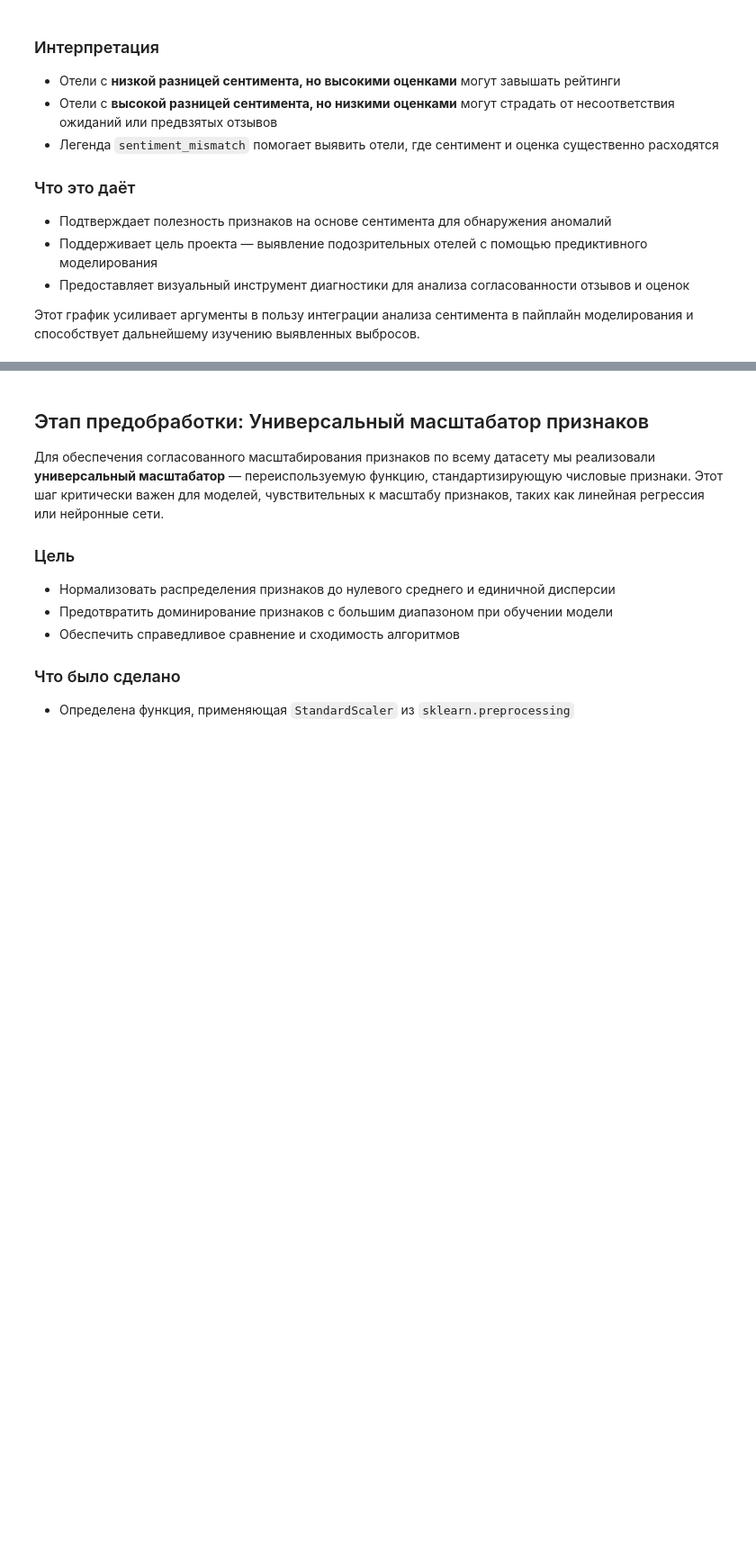
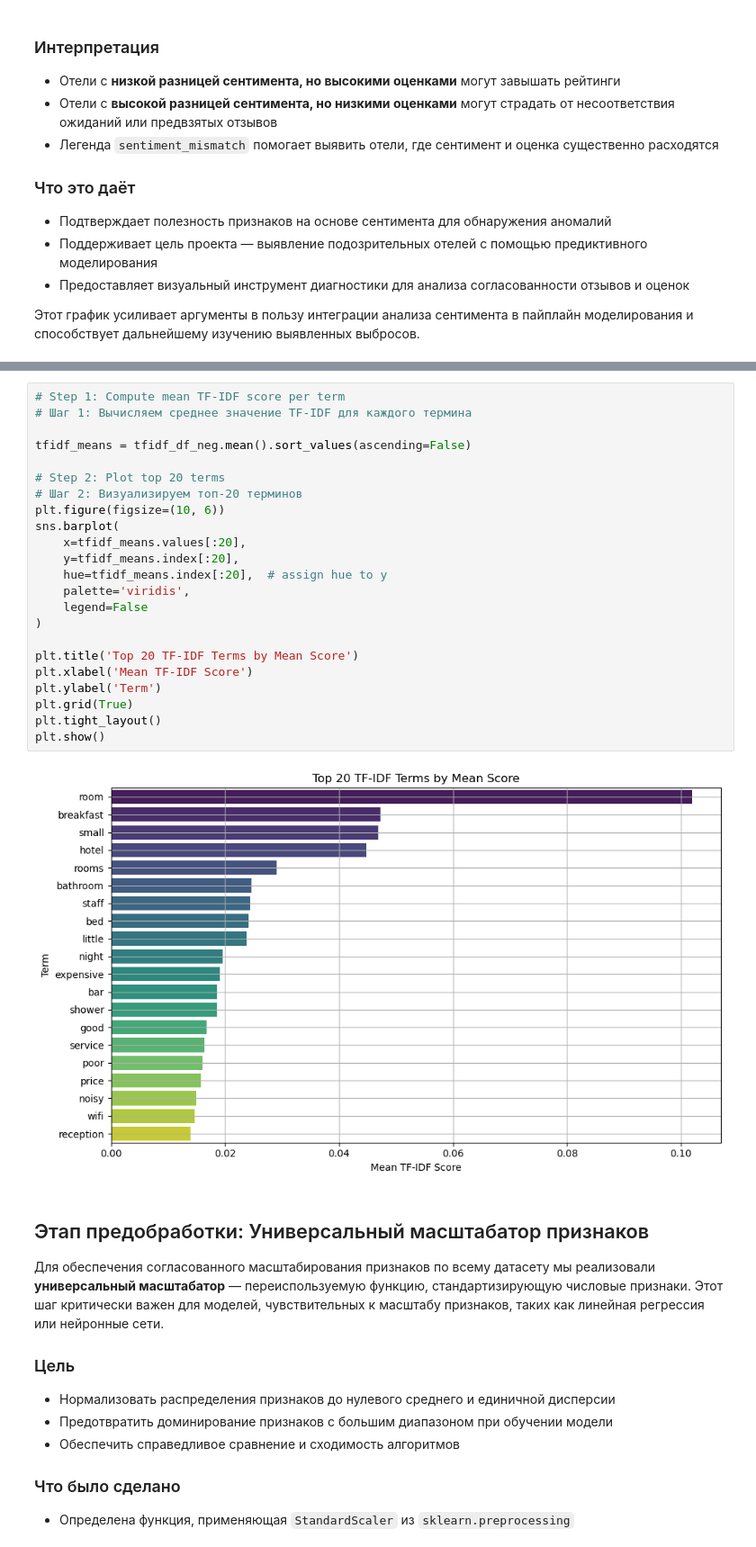
Before and after one commit to Kashutin1961/SkillFactory-Project-3-Clean, a Jupyter notebook: EDA_Project_3_model.ipynb, the cells around one changed output, grey strips where cells are left out. Shown at 90% size. Cells and saved outputs as stored; diff of their text form; blank space fills up the shorter version.

```diff
--- a/EDA_Project_3_model.ipynb
+++ b/EDA_Project_3_model.ipynb
@@ -806,3 +1164,28 @@ plt.show()
+# %%
+# Step 1: Compute mean TF-IDF score per term
+# Шаг 1: Вычисляем среднее значение TF-IDF для каждого термина
+
+tfidf_means = tfidf_df_neg.mean().sort_values(ascending=False)
+
+# Step 2: Plot top 20 terms
+# Шаг 2: Визуализируем топ-20 терминов
+plt.figure(figsize=(10, 6))
+sns.barplot(
+    x=tfidf_means.values[:20],
+    y=tfidf_means.index[:20],
+    hue=tfidf_means.index[:20],  # assign hue to y
+    palette='viridis',
+    legend=False
+)
+
+plt.title('Top 20 TF-IDF Terms by Mean Score')
+plt.xlabel('Mean TF-IDF Score')
+plt.ylabel('Term')
+plt.grid(True)
+plt.tight_layout()
+plt.show()
+# %% [output]
+[figure, added]
 # %% [markdown]
 ## Этап предобработки: Универсальный масштабатор признаков
 
```
Also changed, not shown: parts of 141 cells of this notebook, 2 other files.
